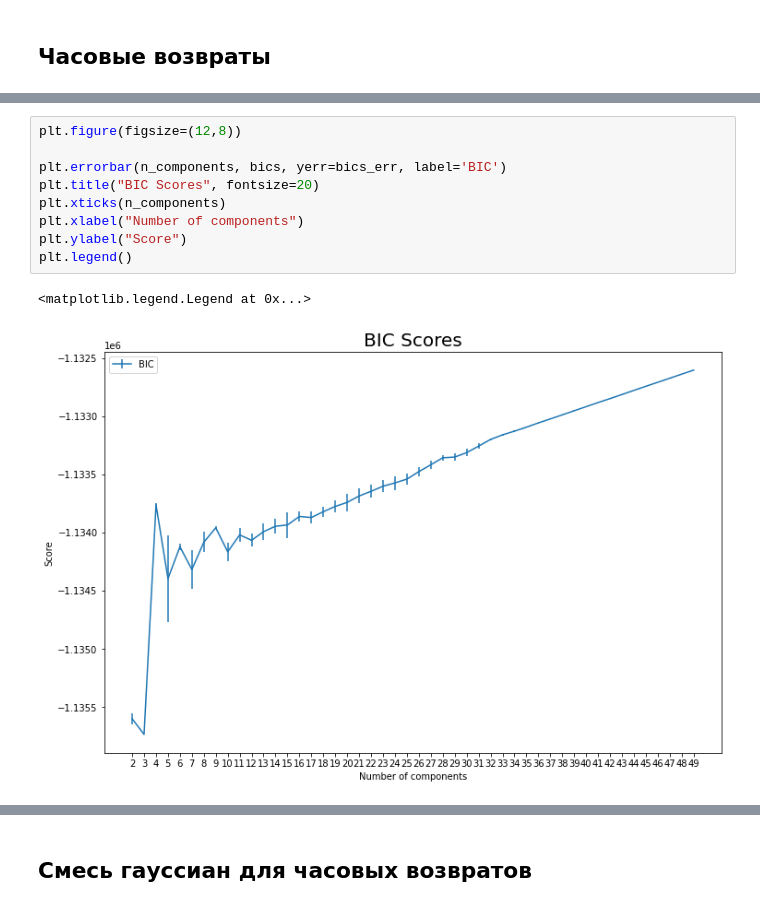
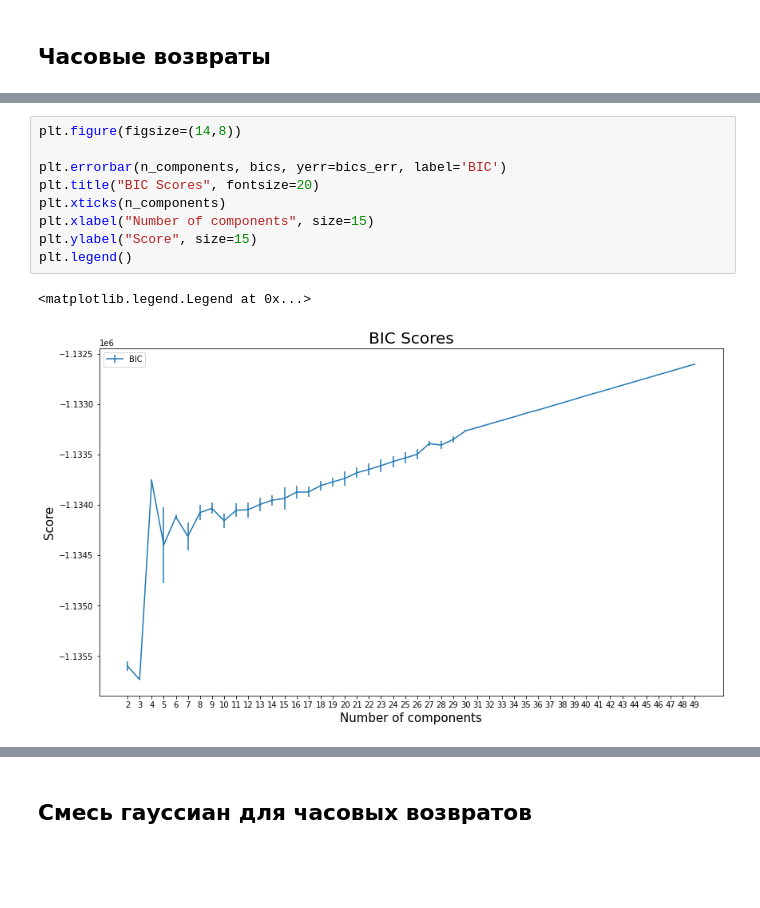
Before and after one commit to PyPaperParrot/Diplom, a Jupyter notebook: Исследование/gaussian mixture.ipynb, the cells around one changed output, grey strips where cells are left out. Drawn from its saved outputs; the diff is of its cells as text; blank space fills up the shorter version.

```diff
--- a/Исследование/gaussian mixture.ipynb
+++ b/Исследование/gaussian mixture.ipynb
@@ -309,13 +381,13 @@ bics, bics_err = BIC_evaluation(hour_return, n_components)
 # %%
-plt.figure(figsize=(12,8))
+plt.figure(figsize=(14,8))
 
 plt.errorbar(n_components, bics, yerr=bics_err, label='BIC')
 plt.title("BIC Scores", fontsize=20)
 plt.xticks(n_components)
-plt.xlabel("Number of components")
-plt.ylabel("Score")
+plt.xlabel("Number of components", size=15)
+plt.ylabel("Score", size=15)
 plt.legend()
 # %% [output]
 <matplotlib.legend.Legend at 0x...>
-[figure, old version]
+[figure, new version]
 # %%
```
Also changed, not shown: parts of 23 cells of this notebook, 15 other files.
